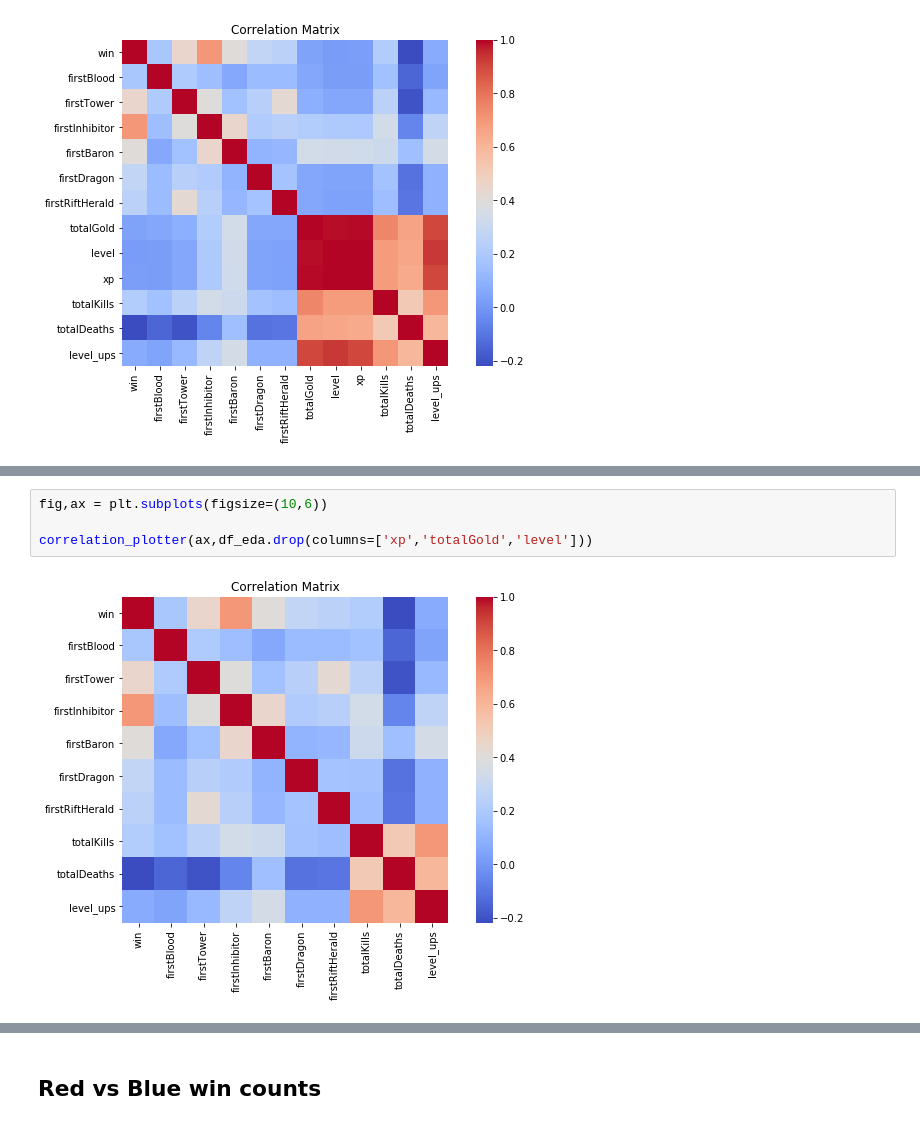
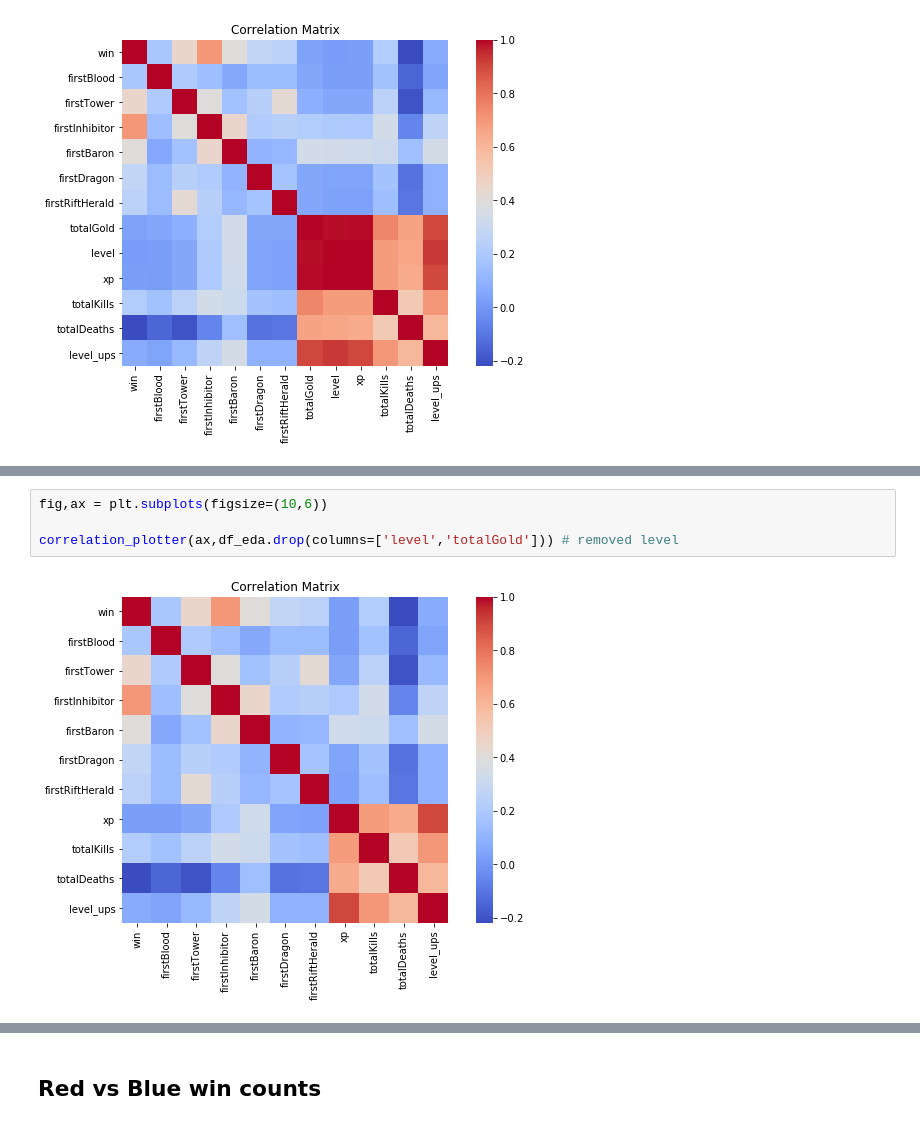
Before and after one commit to anotherjonlee/MLoL, a Jupyter notebook: notebooks/EDA.ipynb, the cells around one changed output, grey strips where cells are left out. Saved outputs shown, nothing was run; the diff lists cells and outputs as text.

```diff
--- a/notebooks/EDA.ipynb
+++ b/notebooks/EDA.ipynb
@@ -93,6 +105,6 @@ correlation_plotter(ax,df_eda)
 # %%
 fig,ax = plt.subplots(figsize=(10,6))
 
-correlation_plotter(ax,df_eda.drop(columns=['xp','totalGold','level']))
+correlation_plotter(ax,df_eda.drop(columns=['level','totalGold'])) # removed level
 # %% [output]
-[figure, old version]
+[figure, new version]
```
Also changed, not shown: parts of 5 cells of this notebook, 3 other files.
